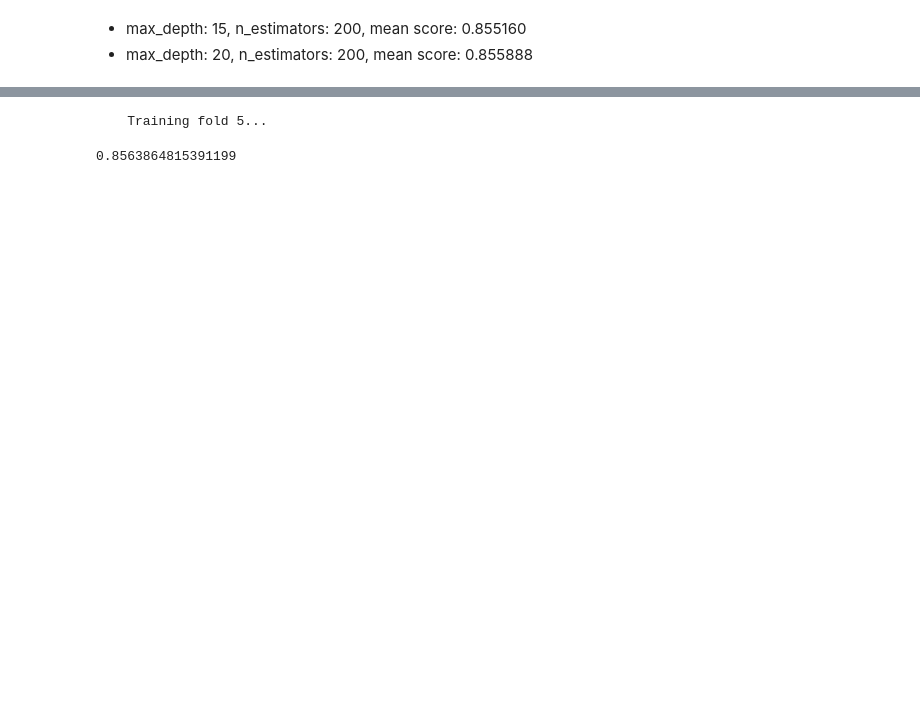
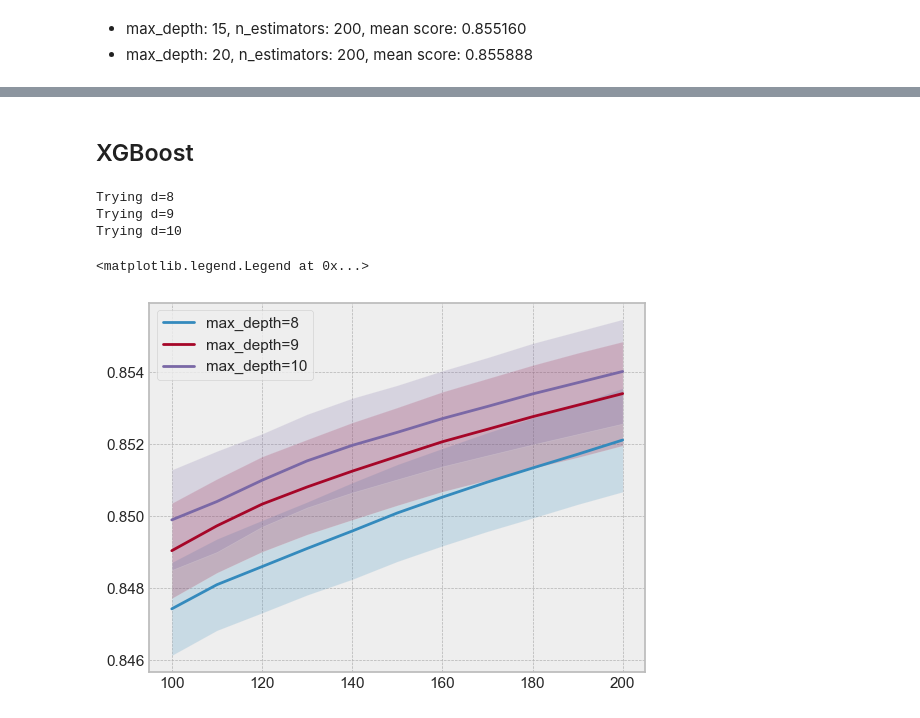
Before and after one commit to Koda98/smoker-status-prediction, a Jupyter notebook: notebook.ipynb, the cells around one changed output, grey strips where cells are left out. Drawn from its saved outputs; the diff is of its cells as text; code cells hidden in the pictures; blank space fills up the shorter version.

```diff
--- a/notebook.ipynb
+++ b/notebook.ipynb
@@ -558,23 +536,2 @@ plt.legend()
 # %%
 best_min_samples = 5
-# %%
-skf = StratifiedKFold(n_splits=5, shuffle=True, random_state=42)
-fold_scores = []
-fold = 1
-for train_idx, val_idx in skf.split(X, y):
-    print(f'    Training fold {fold}...', end='\r')
-    fold += 1
-    X_train, y_train = X.iloc[train_idx], y.iloc[train_idx]
-    X_val, y_val = X.iloc[val_idx], y.iloc[val_idx]
-
-    model = train_rf(X_train, y_train, 200, best_max_depth, min_samples_leaf=best_min_samples)
-    y_pred = predict_rf(X_val, model)
-
-    auc = roc_auc_score(y_val, y_pred)
-    fold_scores.append(auc)
-# %% [output]
-    Training fold 5...
-# %%
-np.mean(fold_scores)
-# %% [output]
-0.8563864815391199
@@ -580,0 +541,49 @@ np.mean(fold_scores)
+# %% [markdown]
+## XGBoost
+# %%
+xgb_default_params = {
+    'learning_rate': 0.01,
+    'max_depth': 6,
+    'min_child_weight': 1,
+    'n_estimators': 100,
+
+    'objective': 'binary:logistic',
+    'eval_metric': 'auc',
+
+    'seed': SEED,
+    'verbosity': 1,
+    'n_jobs': -1
+}
+# %%
+params = xgb_default_params.copy()
+depths = [8, 9, 10]
+
+overall_scores = []
+for d in depths:
+    print(f'Trying d={d}')
+    params['max_depth'] = d
+    for n in range(100, 201, 10):
+        params['n_estimators'] = n
+        model = XGBClassifier(**params)
+        fold_score = fit_model_with_skf(X_train, y_train, model)
+        overall_scores.append((d, n, *fold_score))
+# %% [output]
+Trying d=8
+Trying d=9
+Trying d=10
+# %%
+columns = ['max_depth', 'n_estimators', 'mean_auc', 'std_auc']
+df_scores = pd.DataFrame(overall_scores, columns=columns)
+# %%
+for d in depths:
+    df_subset = df_scores[df_scores.max_depth == d]
+
+    plt.plot(df_subset.n_estimators, df_subset.mean_auc,
+            label='max_depth=%d' % d)
+    plt.fill_between(df_subset.n_estimators, df_subset.mean_auc - df_subset.std_auc,
+                    df_subset.mean_auc + df_subset.std_auc, alpha=0.2)
+
+plt.legend()
+# %% [output]
+<matplotlib.legend.Legend at 0x...>
+[figure, added]
```
Also changed, not shown: parts of 41 cells of this notebook, 1 other file.
